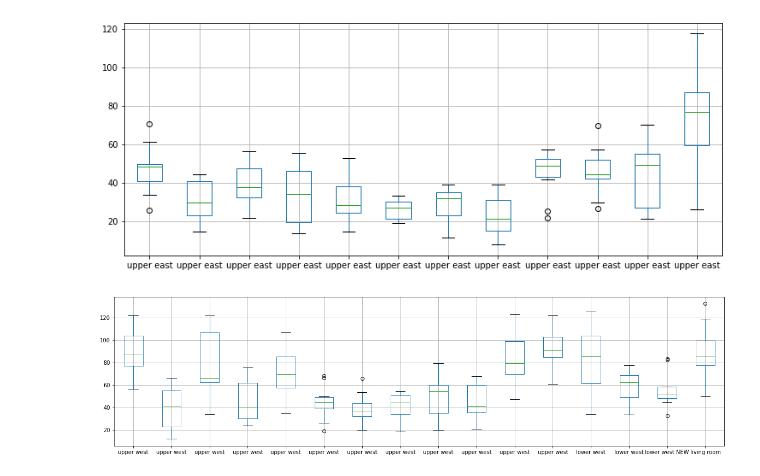
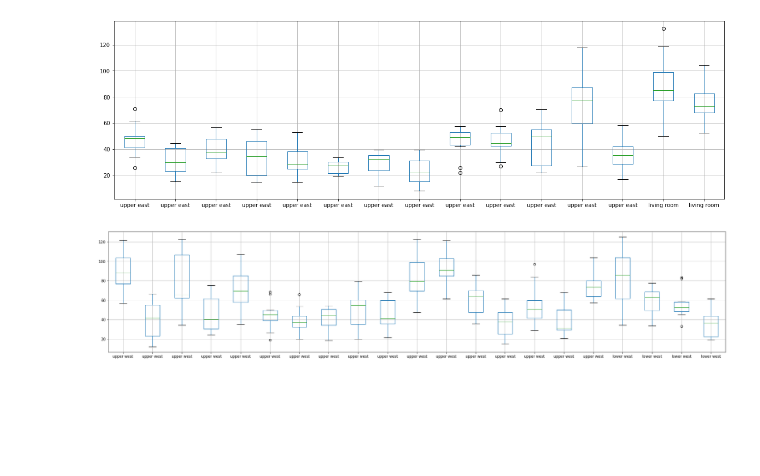
Before and after one commit to BigBangData/Speedtest, a Jupyter notebook: plot_speedtest.ipynb, the cells around one changed output. Drawn from its saved outputs; the diff is of its cells as text; code cells hidden in the pictures; blank space fills up the shorter version.

```diff
--- a/plot_speedtest.ipynb
+++ b/plot_speedtest.ipynb
@@ -64,10 +78,10 @@ data.boxplot();
 # %%
-fig, ax = plt.subplots(ncols=1, figsize=(12.5,5))
-data['upper east'].boxplot();
+fig, ax = plt.subplots(ncols=1, figsize=(20, 6))
+data[['upper east', 'living room']].boxplot();
 # %% [output]
-[figure, old version]
+[figure, new version]
 # %%
-fig, ax = plt.subplots(ncols=1, figsize=(20,5))
-data[['upper west','lower west', 'lower west NEW','living room']].boxplot();
+fig, ax = plt.subplots(ncols=1, figsize=(30, 6))
+data[['upper west','lower west']].boxplot();
 # %% [output]
-[figure, old version]
+[figure, new version]
```
Also changed, not shown: parts of 10 cells of this notebook.
